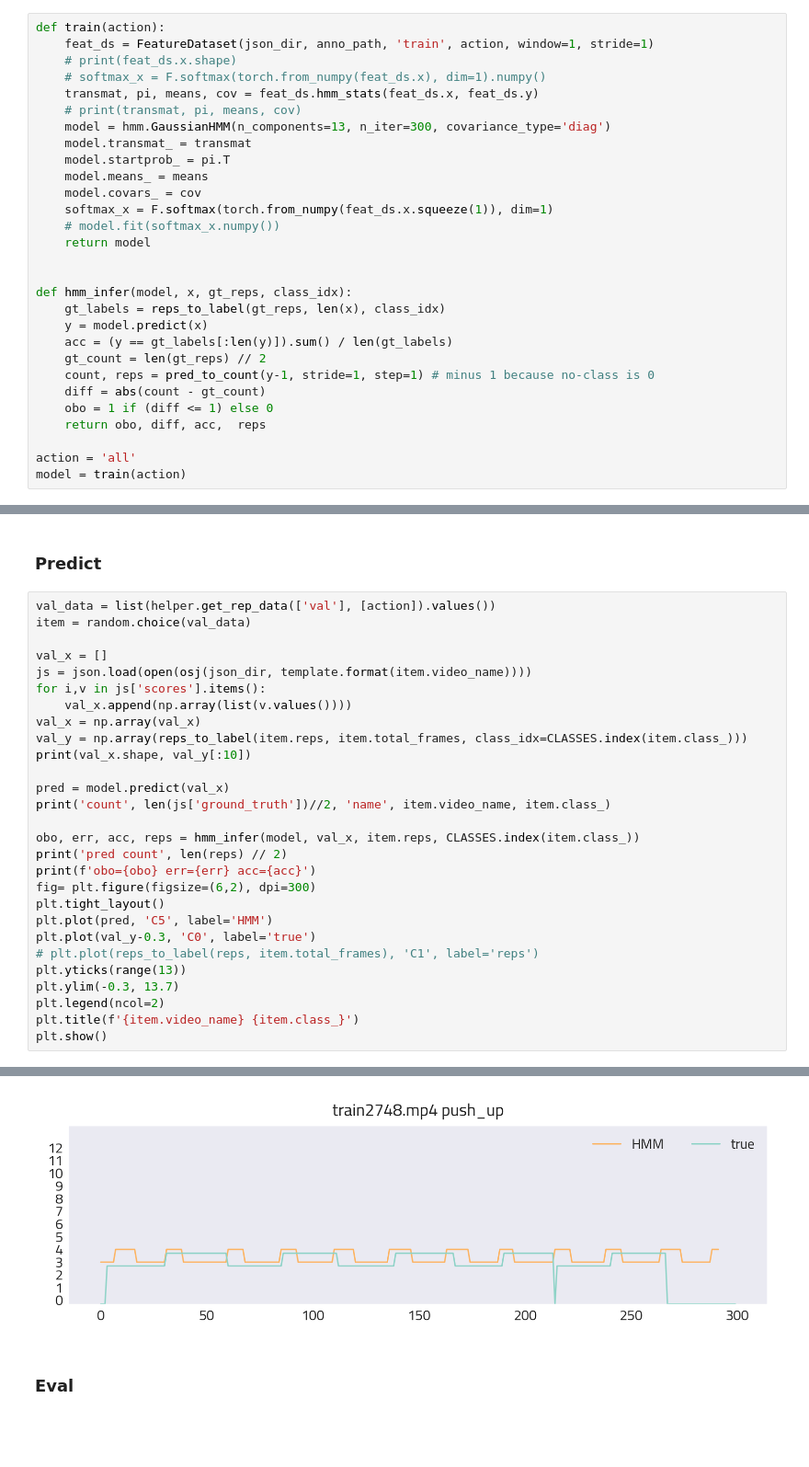
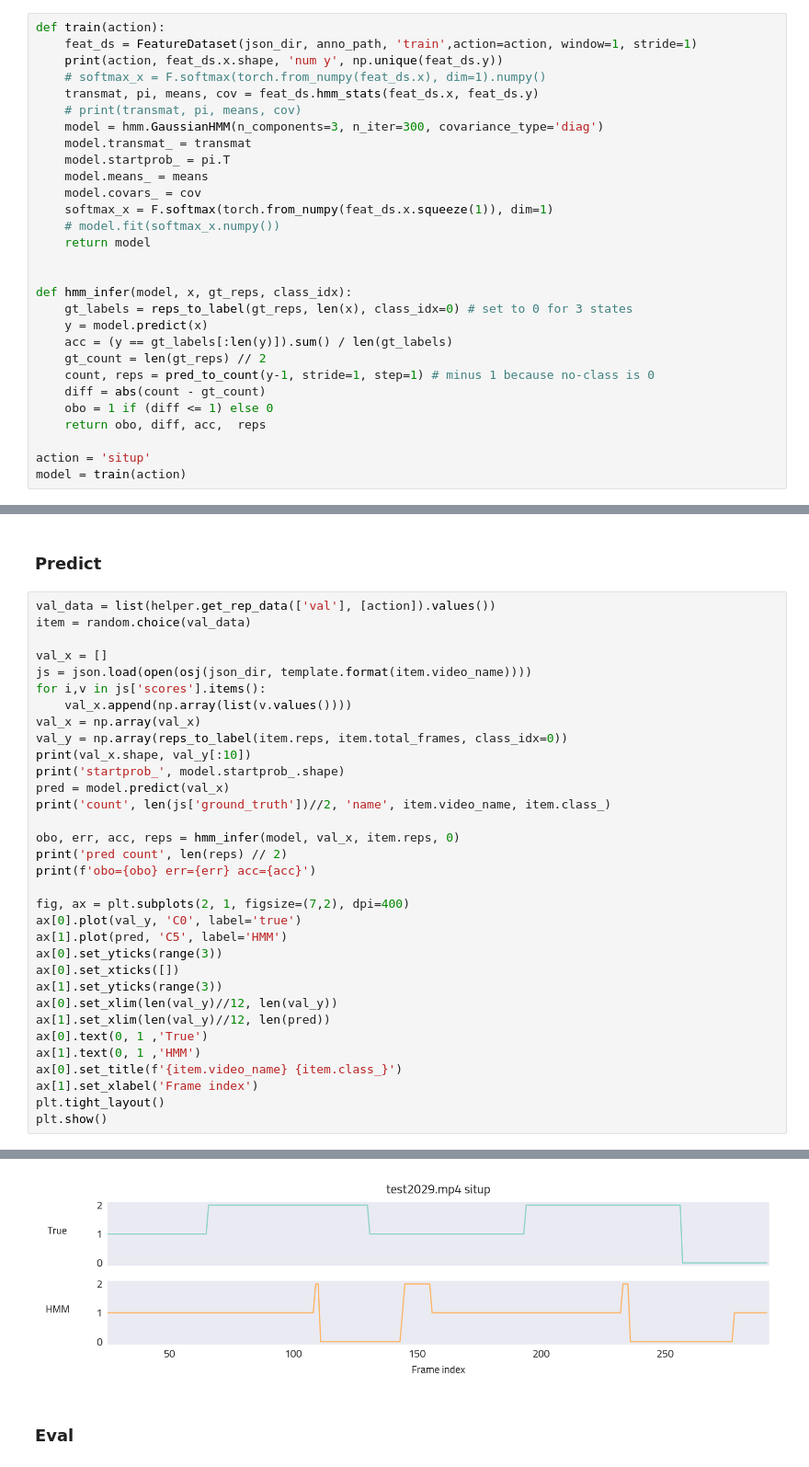
Before and after one commit to iucario/WorkoutDetector, a Jupyter notebook: notebooks/hmm.ipynb, the cells around one changed output, grey strips where cells are left out. Shown at 92% size. Cells and saved outputs as stored; diff of their text form; blank space fills up the shorter version.

```diff
--- a/notebooks/hmm.ipynb
+++ b/notebooks/hmm.ipynb
@@ -77,12 +91,12 @@ from workoutdetector.time_series import reps_to_label
 from torch.utils.data import DataLoader
 # %%
 def train(action):
-    feat_ds = FeatureDataset(json_dir, anno_path, 'train', action, window=1, stride=1)
-    # print(feat_ds.x.shape)
+    feat_ds = FeatureDataset(json_dir, anno_path, 'train',action=action, window=1, stride=1)
+    print(action, feat_ds.x.shape, 'num y', np.unique(feat_ds.y))
     # softmax_x = F.softmax(torch.from_numpy(feat_ds.x), dim=1).numpy()
     transmat, pi, means, cov = feat_ds.hmm_stats(feat_ds.x, feat_ds.y)
     # print(transmat, pi, means, cov)
-    model = hmm.GaussianHMM(n_components=13, n_iter=300, covariance_type='diag')
+    model = hmm.GaussianHMM(n_components=3, n_iter=300, covariance_type='diag')
     model.transmat_ = transmat
     model.startprob_ = pi.T
     model.means_ = means
@@ -93,7 +107,7 @@ def train(action):
 
 
 def hmm_infer(model, x, gt_reps, class_idx):
-    gt_labels = reps_to_label(gt_reps, len(x), class_idx)
+    gt_labels = reps_to_label(gt_reps, len(x), class_idx=0) # set to 0 for 3 states
     y = model.predict(x)
     acc = (y == gt_labels[:len(y)]).sum() / len(gt_labels)
     gt_count = len(gt_reps) // 2
@@ -102,5 +116,5 @@ def hmm_infer(model, x, gt_reps, class_idx):
     obo = 1 if (diff <= 1) else 0
     return obo, diff, acc,  reps
 
-action = 'all'
+action = 'situp'
 model = train(action)
@@ -115,23 +131,28 @@ js = json.load(open(osj(json_dir, template.format(item.video_name))))
 for i,v in js['scores'].items():
     val_x.append(np.array(list(v.values())))
 val_x = np.array(val_x)
-val_y = np.array(reps_to_label(item.reps, item.total_frames, class_idx=CLASSES.index(item.class_)))
+val_y = np.array(reps_to_label(item.reps, item.total_frames, class_idx=0))
 print(val_x.shape, val_y[:10])
-
+print('startprob_', model.startprob_.shape)
 pred = model.predict(val_x)
 print('count', len(js['ground_truth'])//2, 'name', item.video_name, item.class_)
 
-obo, err, acc, reps = hmm_infer(model, val_x, item.reps, CLASSES.index(item.class_))
+obo, err, acc, reps = hmm_infer(model, val_x, item.reps, 0)
 print('pred count', len(reps) // 2)
 print(f'obo={obo} err={err} acc={acc}')
-fig= plt.figure(figsize=(6,2), dpi=300)
+
+fig, ax = plt.subplots(2, 1, figsize=(7,2), dpi=400)
+ax[0].plot(val_y, 'C0', label='true')
+ax[1].plot(pred, 'C5', label='HMM')
+ax[0].set_yticks(range(3))
+ax[0].set_xticks([])
+ax[1].set_yticks(range(3))
+ax[0].set_xlim(len(val_y)//12, len(val_y))
+ax[1].set_xlim(len(val_y)//12, len(pred))
+ax[0].text(0, 1 ,'True')
+ax[1].text(0, 1 ,'HMM')
+ax[0].set_title(f'{item.video_name} {item.class_}')
+ax[1].set_xlabel('Frame index')
 plt.tight_layout()
-plt.plot(pred, 'C5', label='HMM')
-plt.plot(val_y-0.3, 'C0', label='true')
-# plt.plot(reps_to_label(reps, item.total_frames), 'C1', label='reps')
-plt.yticks(range(13))
-plt.ylim(-0.3, 13.7)
-plt.legend(ncol=2)
-plt.title(f'{item.video_name} {item.class_}')
 plt.show()
 # %% [output]
@@ -142,4 +164,4 @@ obo=0 err=7 acc=0.4212328767123288
-[figure, old version]
+[figure, new version]
 # %% [markdown]
 ### Eval
 # %%
```
Also changed, not shown: parts of 11 cells of this notebook.
